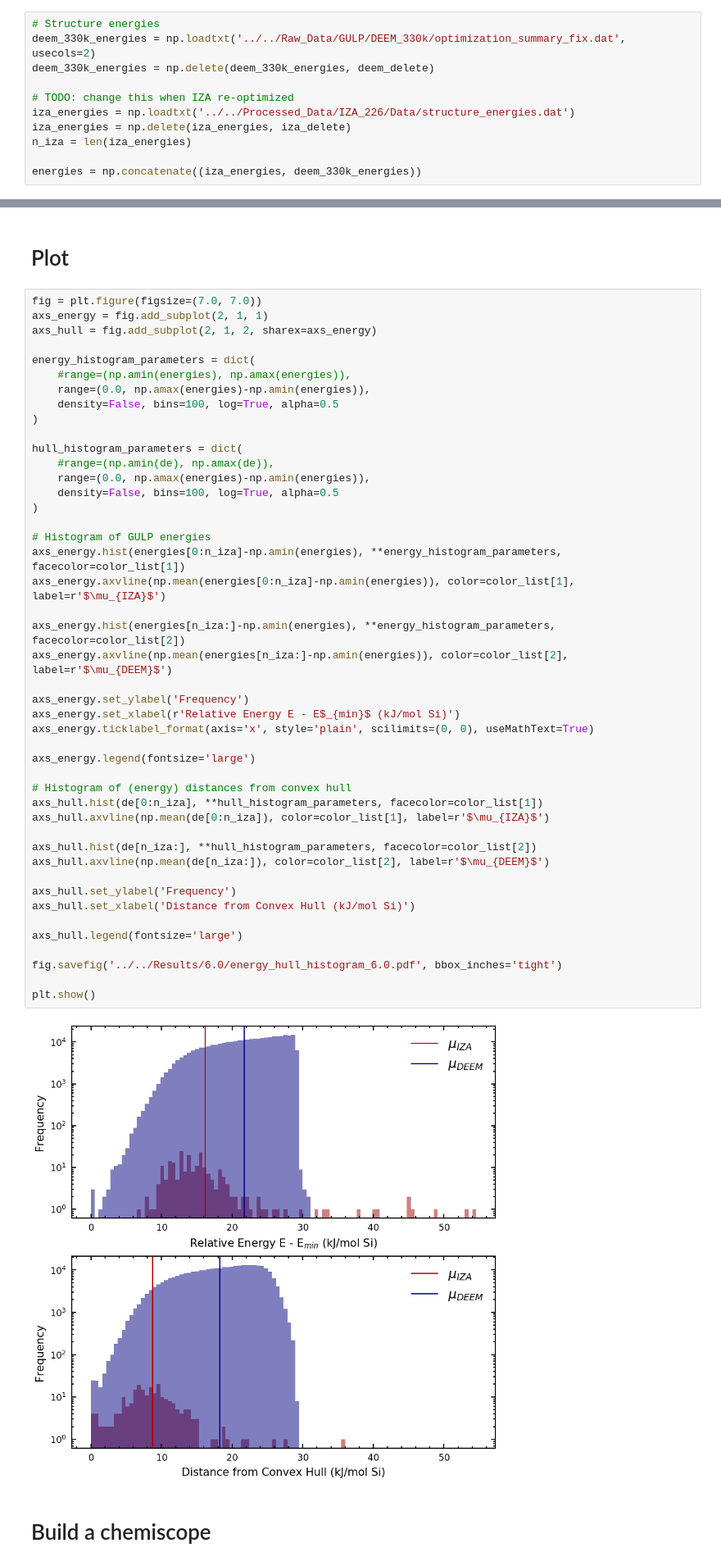
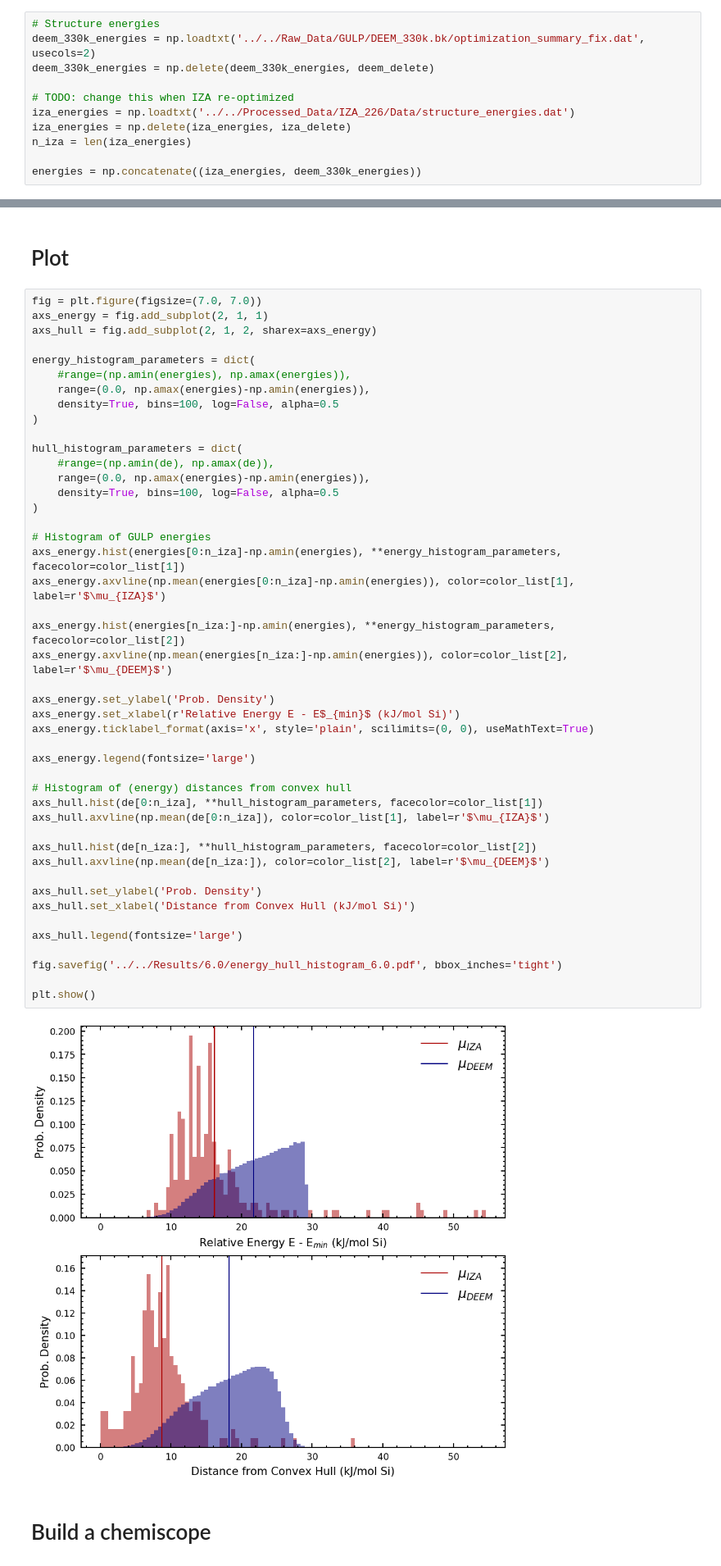
Before and after one commit to bhelfrecht/zeolites_iza-deem, a Jupyter notebook: Scripts/Analysis/gch_analysis.ipynb, the cells around one changed output, grey strips where cells are left out. Shown at 82% size. Drawn from its saved outputs; the diff is of its cells as text.

Commit message:
Function for hull distance computation and change histogram scaling

```diff
--- a/Scripts/Analysis/gch_analysis.ipynb
+++ b/Scripts/Analysis/gch_analysis.ipynb
@@ -50,7 +86,7 @@ iza_codes = np.delete(iza_codes, iza_delete)
 cantons_iza = np.delete(cantons_iza, iza_delete)
 # %%
 # Structure energies
-deem_330k_energies = np.loadtxt('../../Raw_Data/GULP/DEEM_330k/optimization_summary_fix.dat', usecols=2)
+deem_330k_energies = np.loadtxt('../../Raw_Data/GULP/DEEM_330k.bk/optimization_summary_fix.dat', usecols=2)
 deem_330k_energies = np.delete(deem_330k_energies, deem_delete)
 
 # TODO: change this when IZA re-optimized
@@ -527,45 +588,45 @@ axs_hull = fig.add_subplot(2, 1, 2, sharex=axs_energy)
 energy_histogram_parameters = dict(
     #range=(np.amin(energies), np.amax(energies)),
     range=(0.0, np.amax(energies)-np.amin(energies)),
-    density=False, bins=100, log=True, alpha=0.5
+    density=True, bins=100, log=False, alpha=0.5
 )
 
 hull_histogram_parameters = dict(
     #range=(np.amin(de), np.amax(de)),
     range=(0.0, np.amax(energies)-np.amin(energies)),
-    density=False, bins=100, log=True, alpha=0.5
+    density=True, bins=100, log=False, alpha=0.5
 )
 
 # Histogram of GULP energies
 axs_energy.hist(energies[0:n_iza]-np.amin(energies), **energy_histogram_parameters, facecolor=color_list[1])
 axs_energy.axvline(np.mean(energies[0:n_iza]-np.amin(energies)), color=color_list[1], label=r'$\mu_{IZA}$')
 
 axs_energy.hist(energies[n_iza:]-np.amin(energies), **energy_histogram_parameters, facecolor=color_list[2])
 axs_energy.axvline(np.mean(energies[n_iza:]-np.amin(energies)), color=color_list[2], label=r'$\mu_{DEEM}$')
 
-axs_energy.set_ylabel('Frequency')
+axs_energy.set_ylabel('Prob. Density')
 axs_energy.set_xlabel(r'Relative Energy E - E$_{min}$ (kJ/mol Si)')
 axs_energy.ticklabel_format(axis='x', style='plain', scilimits=(0, 0), useMathText=True)
 
 axs_energy.legend(fontsize='large')
 
 # Histogram of (energy) distances from convex hull
 axs_hull.hist(de[0:n_iza], **hull_histogram_parameters, facecolor=color_list[1])
 axs_hull.axvline(np.mean(de[0:n_iza]), color=color_list[1], label=r'$\mu_{IZA}$')
 
 axs_hull.hist(de[n_iza:], **hull_histogram_parameters, facecolor=color_list[2])
 axs_hull.axvline(np.mean(de[n_iza:]), color=color_list[2], label=r'$\mu_{DEEM}$')
 
-axs_hull.set_ylabel('Frequency')
+axs_hull.set_ylabel('Prob. Density')
 axs_hull.set_xlabel('Distance from Convex Hull (kJ/mol Si)')
 
 axs_hull.legend(fontsize='large')
 
 fig.savefig('../../Results/6.0/energy_hull_histogram_6.0.pdf', bbox_inches='tight')
 
 plt.show()
 # %% [output]
-[figure, old version]
+[figure, new version]
 # %% [markdown]
 # Build a chemiscope
 # %%
```
Also changed, not shown: parts of 9 cells of this notebook.
